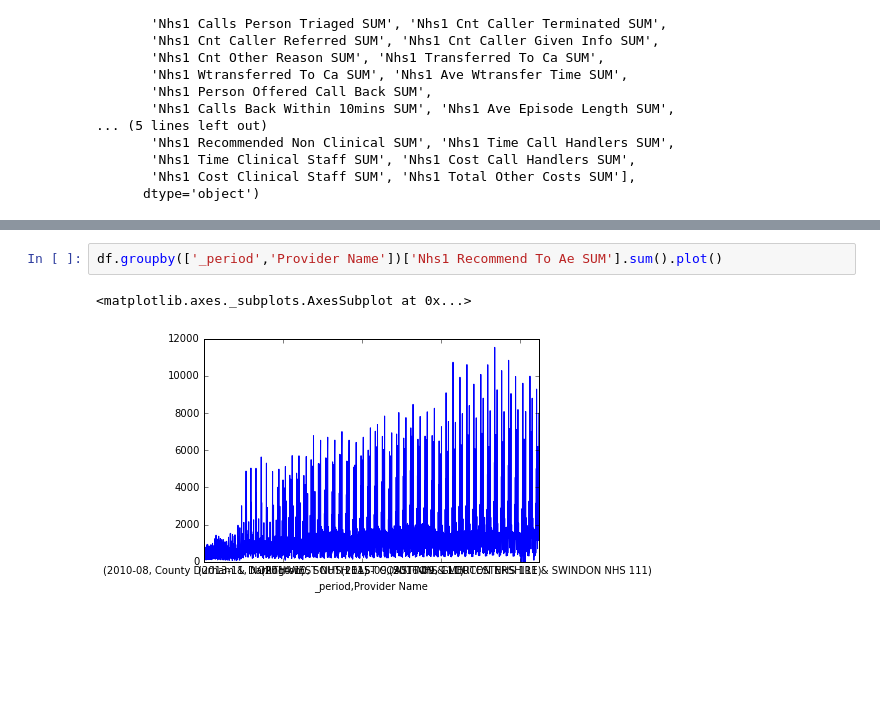
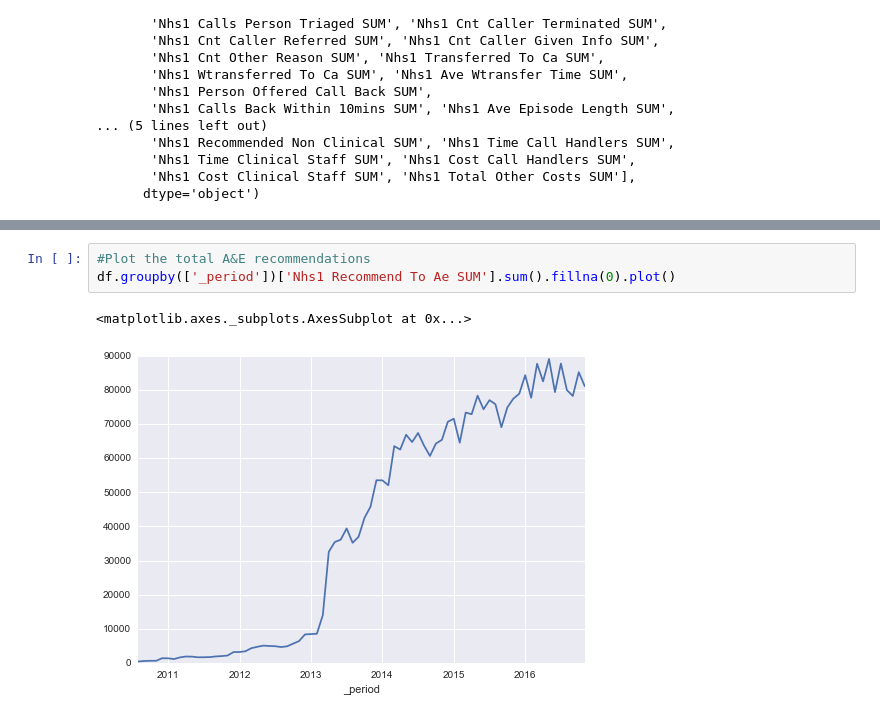
Before and after one commit to psychemedia/openHealthDataDoodles, a Jupyter notebook: notebooks/NHS 111.ipynb, the cells around one changed output, grey strips where cells are left out. Cells and saved outputs as stored; diff of their text form; blank space fills up the shorter version.

```diff
--- a/notebooks/NHS 111.ipynb
+++ b/notebooks/NHS 111.ipynb
@@ -69,5 +85,6 @@ df.head()
 # %%
-df.groupby(['_period','Provider Name'])['Nhs1 Recommend To Ae SUM'].sum().plot()
+#Plot the total A&E recommendations
+df.groupby(['_period'])['Nhs1 Recommend To Ae SUM'].sum().fillna(0).plot()
 # %% [output]
 <matplotlib.axes._subplots.AxesSubplot at 0x...>
-[figure, old version]
+[figure, new version]
```
Also changed, not shown: parts of 20 cells of this notebook.
